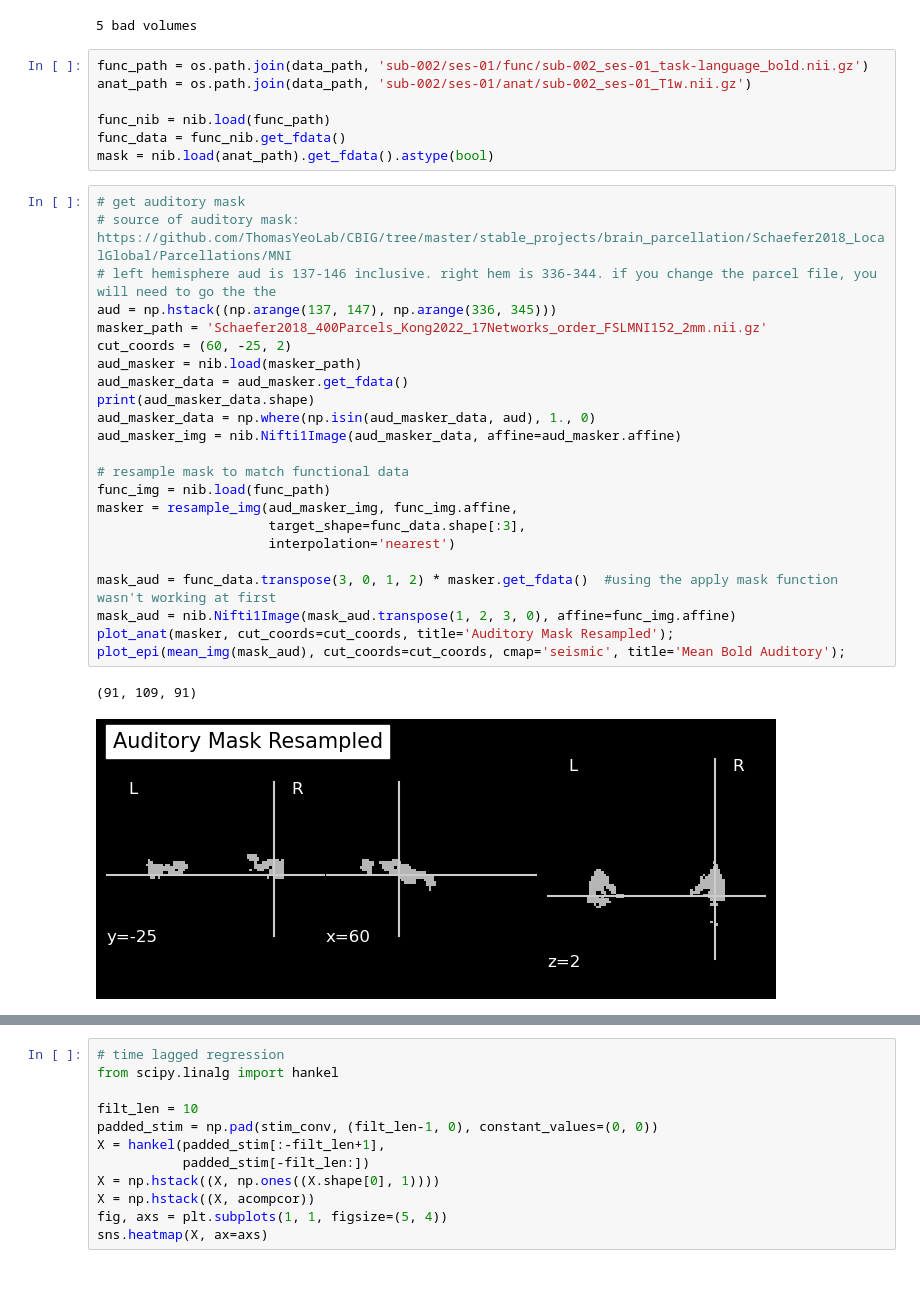
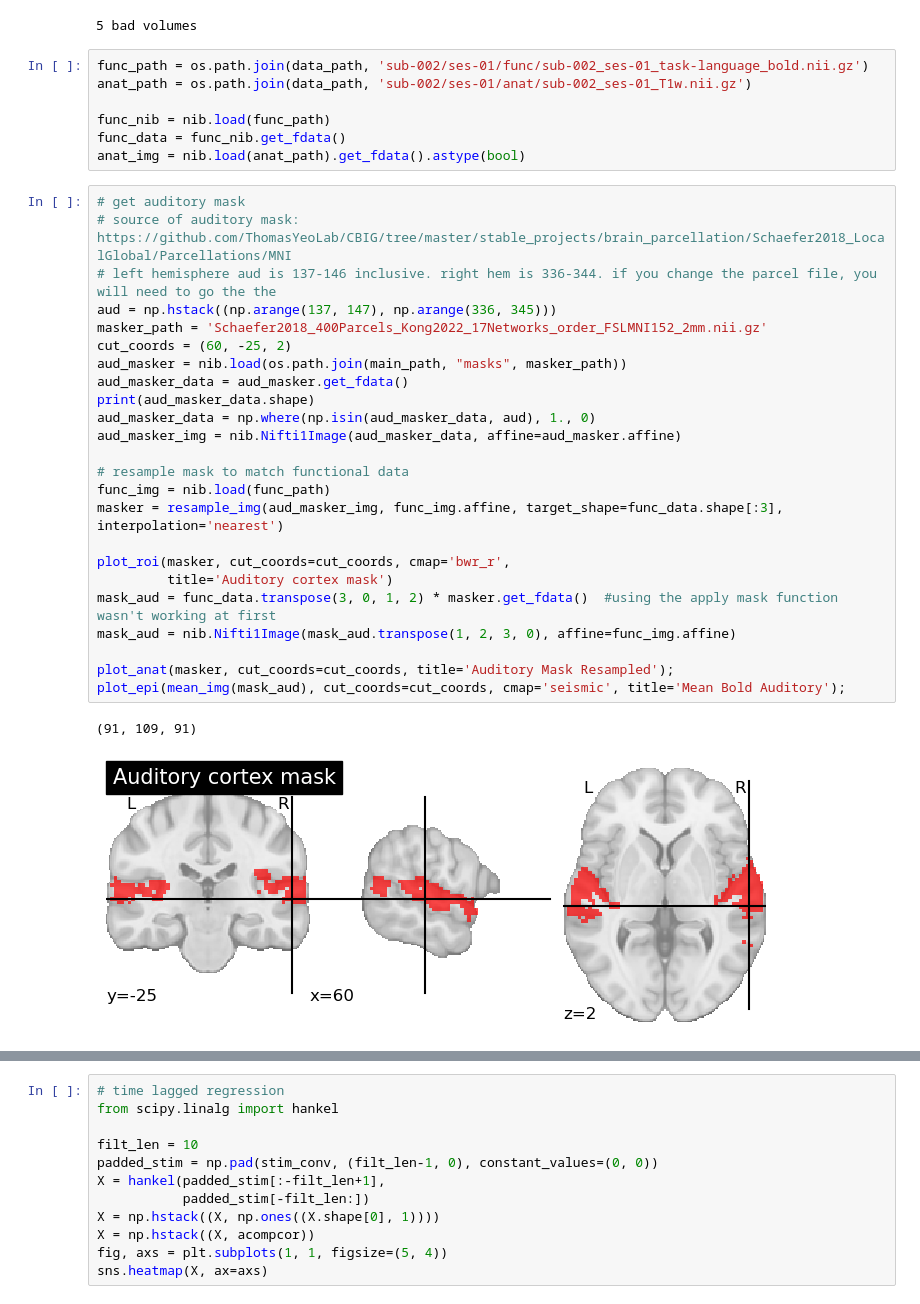
Before and after one commit to thejuc/multilang, a Jupyter notebook: code/analysis/GLM_notebook.ipynb, the cells around one changed output, grey strips where cells are left out. Drawn from its saved outputs; the diff is of its cells as text.

Commit message:
Update mask option

```diff
--- a/code/analysis/GLM_notebook.ipynb
+++ b/code/analysis/GLM_notebook.ipynb
@@ -106,30 +106,31 @@ anat_path = os.path.join(data_path, 'sub-002/ses-01/anat/sub-002_ses-01_T1w.nii.
 
 func_nib = nib.load(func_path)
 func_data = func_nib.get_fdata()
-mask = nib.load(anat_path).get_fdata().astype(bool)
+anat_img = nib.load(anat_path).get_fdata().astype(bool)
 # %%
 # get auditory mask
 # source of auditory mask: https://github.com/ThomasYeoLab/CBIG/tree/master/stable_projects/brain_parcellation/Schaefer2018_LocalGlobal/Parcellations/MNI
 # left hemisphere aud is 137-146 inclusive. right hem is 336-344. if you change the parcel file, you will need to go the the
 aud = np.hstack((np.arange(137, 147), np.arange(336, 345)))
 masker_path = 'Schaefer2018_400Parcels_Kong2022_17Networks_order_FSLMNI152_2mm.nii.gz'
 cut_coords = (60, -25, 2)
-aud_masker = nib.load(masker_path)
+aud_masker = nib.load(os.path.join(main_path, "masks", masker_path))
 aud_masker_data = aud_masker.get_fdata()
 print(aud_masker_data.shape)
 aud_masker_data = np.where(np.isin(aud_masker_data, aud), 1., 0)
 aud_masker_img = nib.Nifti1Image(aud_masker_data, affine=aud_masker.affine)
 
 # resample mask to match functional data
 func_img = nib.load(func_path)
-masker = resample_img(aud_masker_img, func_img.affine,
-                      target_shape=func_data.shape[:3],
-                      interpolation='nearest')
+masker = resample_img(aud_masker_img, func_img.affine, target_shape=func_data.shape[:3], interpolation='nearest')
 
+plot_roi(masker, cut_coords=cut_coords, cmap='bwr_r',
+         title='Auditory cortex mask')
 mask_aud = func_data.transpose(3, 0, 1, 2) * masker.get_fdata()  #using the apply mask function wasn't working at first
 mask_aud = nib.Nifti1Image(mask_aud.transpose(1, 2, 3, 0), affine=func_img.affine)
+
 plot_anat(masker, cut_coords=cut_coords, title='Auditory Mask Resampled');
 plot_epi(mean_img(mask_aud), cut_coords=cut_coords, cmap='seismic', title='Mean Bold Auditory');
 # %% [output]
 (91, 109, 91)
-[figure, old version]
+[figure, new version]
```
Also changed, not shown: parts of 7 cells of this notebook, 1 other file.
